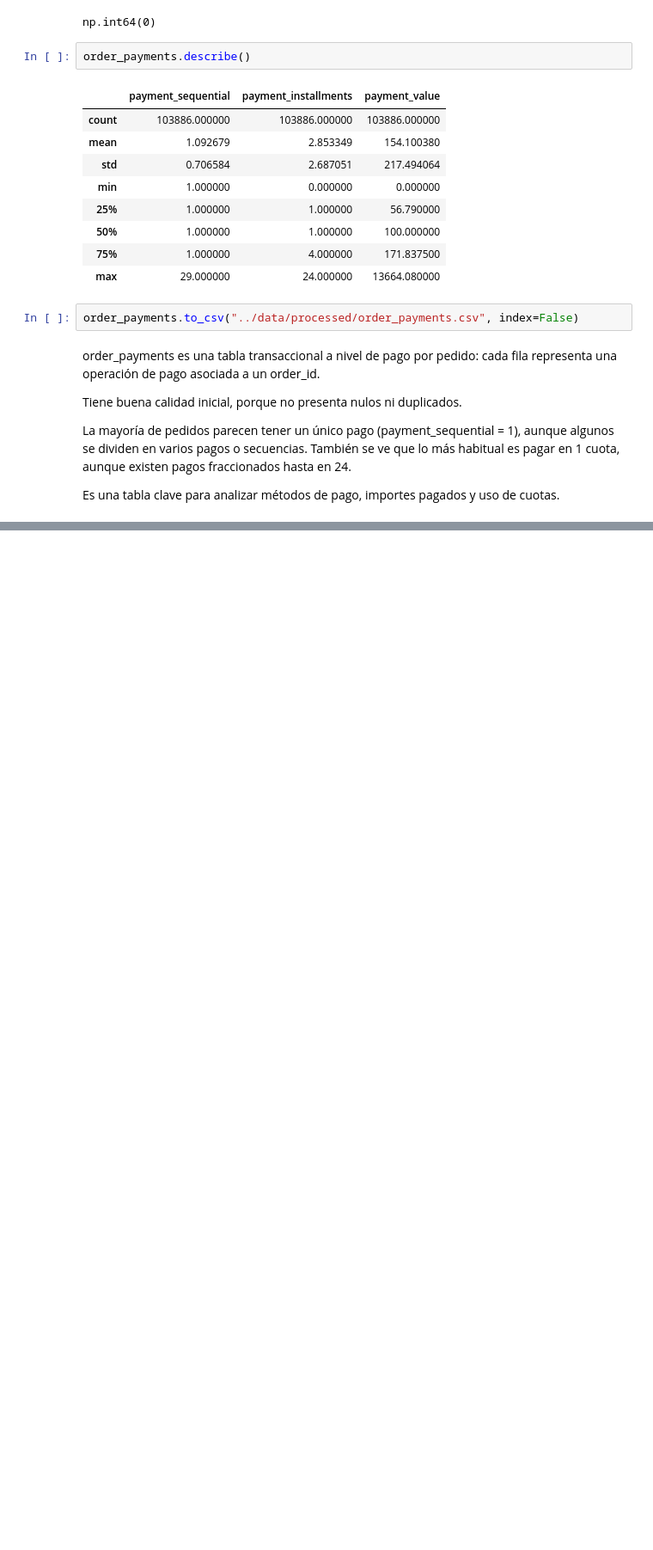
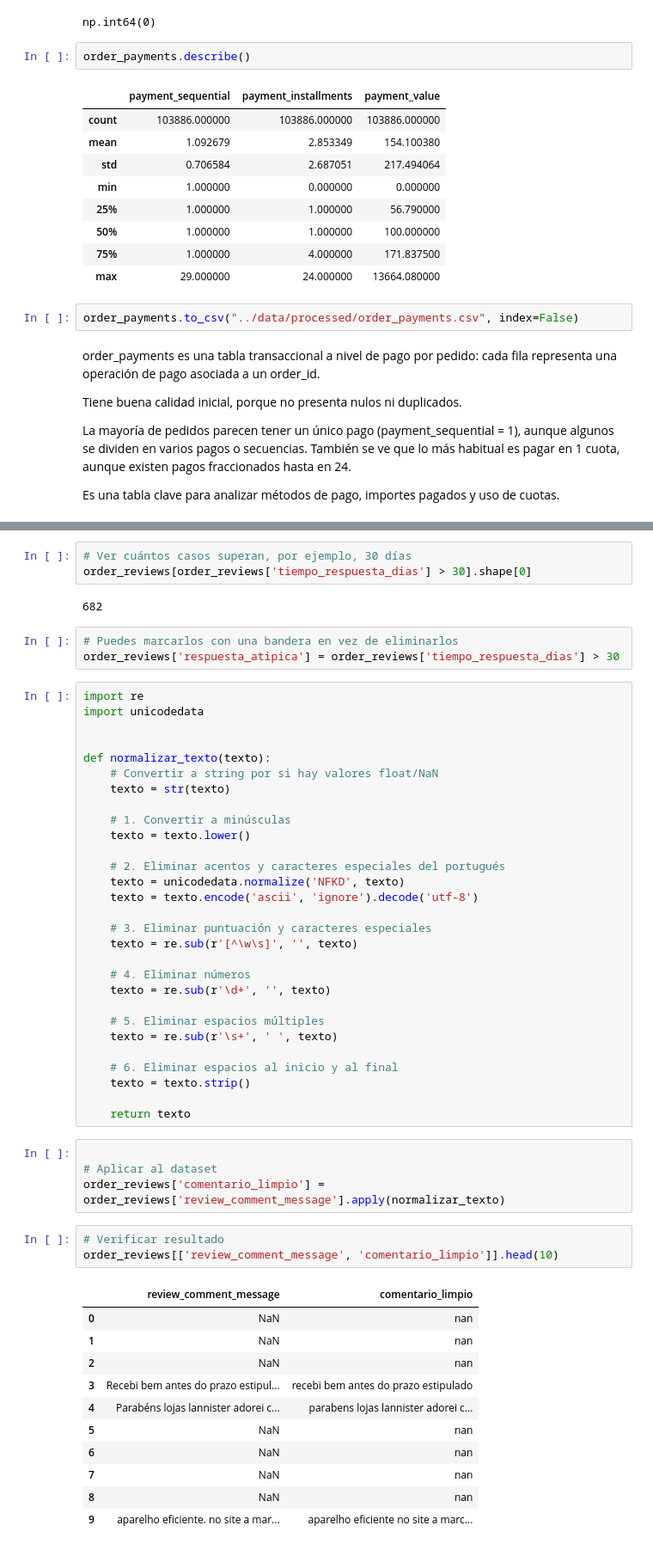
Before and after one commit to ela-art/Brazilian-ecommerce-sql-analysis., a Jupyter notebook: notebooks/Eda_olist.ipynb, the cells around one changed output, grey strips where cells are left out. Shown at 86% size. Cells and saved outputs as stored; diff of their text form; blank space fills up the shorter version.

```diff
--- a/notebooks/Eda_olist.ipynb
+++ b/notebooks/Eda_olist.ipynb
@@ -463,0 +589,56 @@ Es una tabla clave para analizar métodos de pago, importes pagados y uso de cuo
+# %%
+# Ver cuántos casos superan, por ejemplo, 30 días
+order_reviews[order_reviews['tiempo_respuesta_dias'] > 30].shape[0]
+# %% [output]
+682
+# %%
+# Puedes marcarlos con una bandera en vez de eliminarlos
+order_reviews['respuesta_atipica'] = order_reviews['tiempo_respuesta_dias'] > 30
+# %%
+import re
+import unicodedata
+
+
+def normalizar_texto(texto):
+    # Convertir a string por si hay valores float/NaN
+    texto = str(texto)
+
+    # 1. Convertir a minúsculas
+    texto = texto.lower()
+
+    # 2. Eliminar acentos y caracteres especiales del portugués
+    texto = unicodedata.normalize('NFKD', texto)
+    texto = texto.encode('ascii', 'ignore').decode('utf-8')
+
+    # 3. Eliminar puntuación y caracteres especiales
+    texto = re.sub(r'[^\w\s]', '', texto)
+
+    # 4. Eliminar números
+    texto = re.sub(r'\d+', '', texto)
+
+    # 5. Eliminar espacios múltiples
+    texto = re.sub(r'\s+', ' ', texto)
+
+    # 6. Eliminar espacios al inicio y al final
+    texto = texto.strip()
+
+    return texto
+# %%
+
+# Aplicar al dataset
+order_reviews['comentario_limpio'] = order_reviews['review_comment_message'].apply(normalizar_texto)
+# %%
+# Verificar resultado
+order_reviews[['review_comment_message', 'comentario_limpio']].head(10)
+# %% [output]
+|  | review_comment_message | comentario_limpio |
+| 0 | NaN | nan |
+| 1 | NaN | nan |
+| 2 | NaN | nan |
+| 3 | Recebi bem antes do prazo estipul... | recebi bem antes do prazo estipulado |
+| 4 | Parabéns lojas lannister adorei c... | parabens lojas lannister adorei c... |
+| 5 | NaN | nan |
+| 6 | NaN | nan |
+| 7 | NaN | nan |
+| 8 | NaN | nan |
+| 9 | aparelho eficiente. no site a mar... | aparelho eficiente no site a marc... |
```
Also changed, not shown: parts of 17 cells of this notebook, 1 other file.
